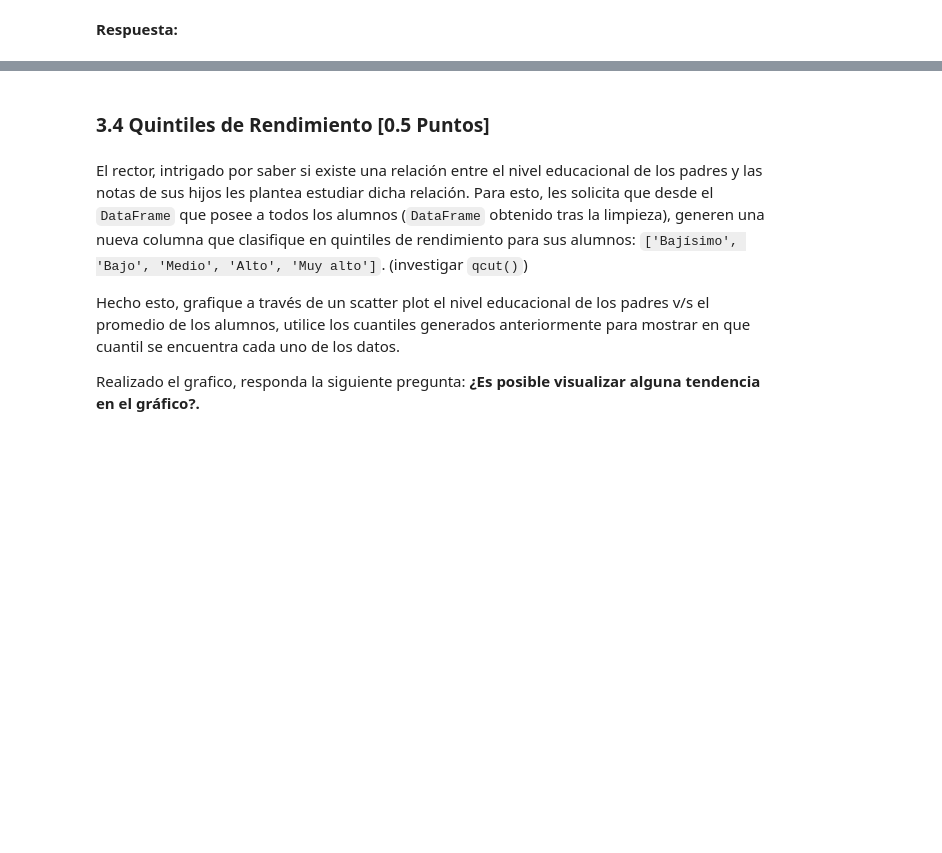
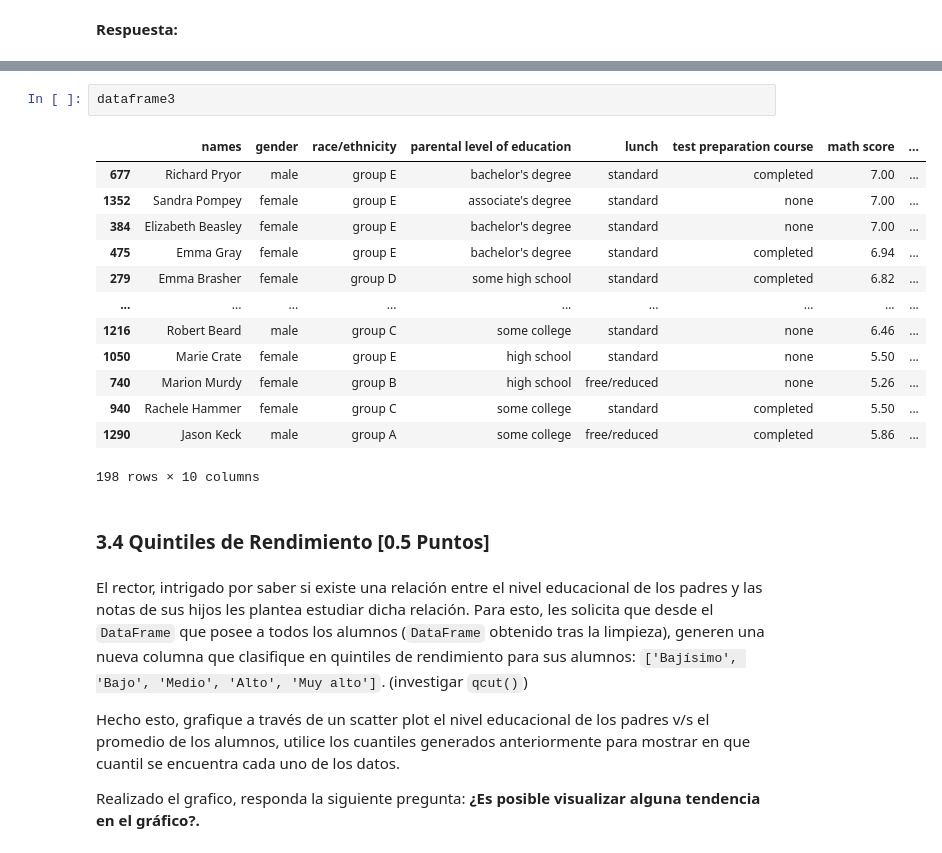
Before and after one commit to sebaquenti/Repositorio-MDS7202, a Jupyter notebook: Laboratorio 3/Lab3.ipynb, the cells around one changed output, grey strips where cells are left out. Drawn from its saved outputs; the diff is of its cells as text; blank space fills up the shorter version.

```diff
--- a/Laboratorio 3/Lab3.ipynb
+++ b/Laboratorio 3/Lab3.ipynb
@@ -375,3 +485,19 @@ dataframe1, dataframe2, dataframe3 = reprobados_destacados(df_grades)
+# %%
+dataframe3
+# %% [output]
+|  | names | gender | race/ethnicity | parental level of education | lunch | test preparation course | math score | ... |
+| 677 | Richard Pryor | male | group E | bachelor's degree | standard | completed | 7.00 | ... |
+| 1352 | Sandra Pompey | female | group E | associate's degree | standard | none | 7.00 | ... |
+| 384 | Elizabeth Beasley | female | group E | bachelor's degree | standard | none | 7.00 | ... |
+| 475 | Emma Gray | female | group E | bachelor's degree | standard | completed | 6.94 | ... |
+| 279 | Emma Brasher | female | group D | some high school | standard | completed | 6.82 | ... |
+| ... | ... | ... | ... | ... | ... | ... | ... | ... |
+| 1216 | Robert Beard | male | group C | some college | standard | none | 6.46 | ... |
+| 1050 | Marie Crate | female | group E | high school | standard | none | 5.50 | ... |
+| 740 | Marion Murdy | female | group B | high school | free/reduced | none | 5.26 | ... |
+| 940 | Rachele Hammer | female | group C | some college | standard | completed | 5.50 | ... |
+| 1290 | Jason Keck | male | group A | some college | free/reduced | completed | 5.86 | ... |
+198 rows × 10 columns
 # %% [markdown]
 ### 3.4 Quintiles de Rendimiento [0.5 Puntos]
 # %% [markdown]
```
Also changed, not shown: parts of 22 cells of this notebook.
